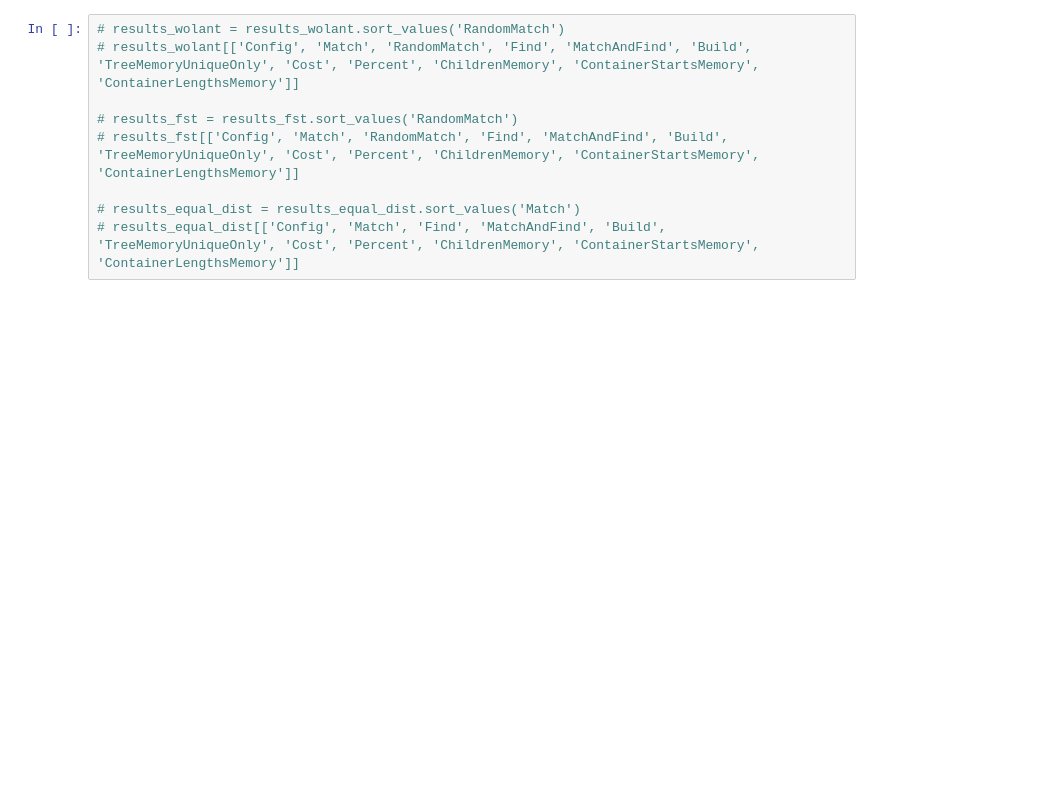
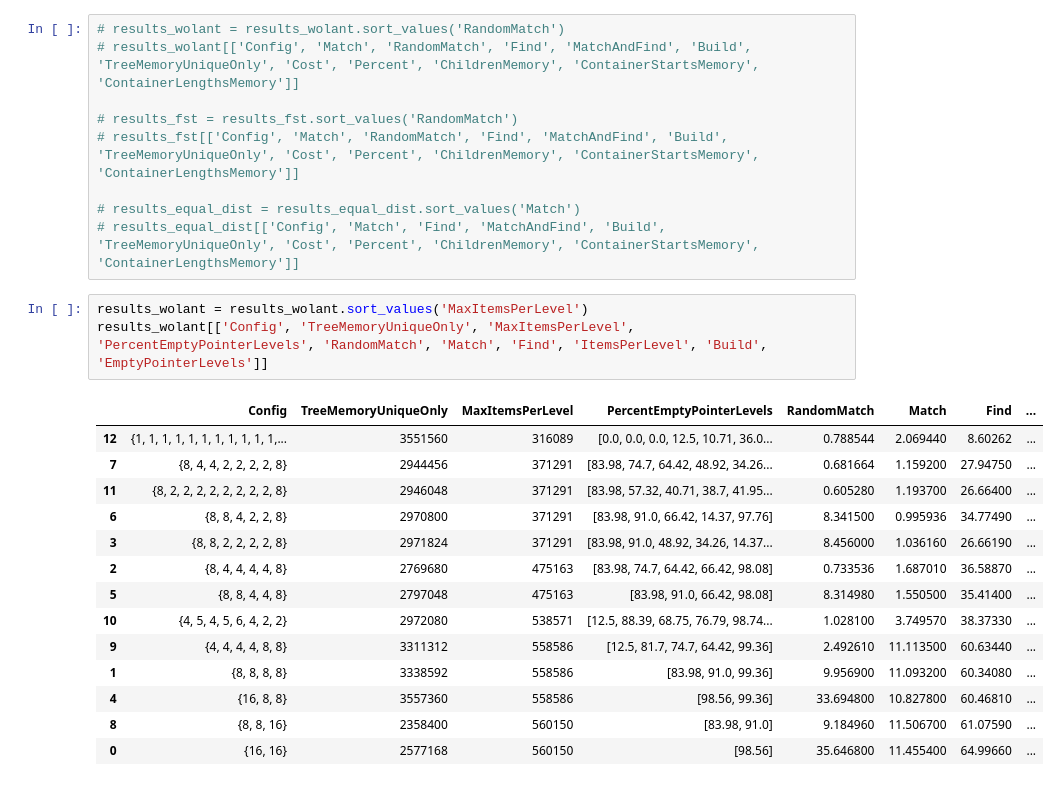
Before and after one commit to matrackif/TrieStrides, a Jupyter notebook: flavors_data_analysis.ipynb, the cells around one changed output. Saved outputs shown, nothing was run; the diff lists cells and outputs as text; blank space fills up the shorter version.

```diff
--- a/flavors_data_analysis.ipynb
+++ b/flavors_data_analysis.ipynb
@@ -85,3 +85,21 @@ results_equal_dist = append_stats_to_df(results_equal_dist)
 
 # results_equal_dist = results_equal_dist.sort_values('Match')
 # results_equal_dist[['Config', 'Match', 'Find', 'MatchAndFind', 'Build', 'TreeMemoryUniqueOnly', 'Cost', 'Percent', 'ChildrenMemory', 'ContainerStartsMemory', 'ContainerLengthsMemory']]
+# %%
+results_wolant = results_wolant.sort_values('MaxItemsPerLevel')
+results_wolant[['Config', 'TreeMemoryUniqueOnly', 'MaxItemsPerLevel', 'PercentEmptyPointerLevels', 'RandomMatch', 'Match', 'Find', 'ItemsPerLevel', 'Build', 'EmptyPointerLevels']]
+# %% [output]
+|  | Config | TreeMemoryUniqueOnly | MaxItemsPerLevel | PercentEmptyPointerLevels | RandomMatch | Match | Find | ... |
+| 12 | {1, 1, 1, 1, 1, 1, 1, 1, 1, 1, 1,... | 3551560 | 316089 | [0.0, 0.0, 0.0, 12.5, 10.71, 36.0... | 0.788544 | 2.069440 | 8.60262 | ... |
+| 7 | {8, 4, 4, 2, 2, 2, 2, 8} | 2944456 | 371291 | [83.98, 74.7, 64.42, 48.92, 34.26... | 0.681664 | 1.159200 | 27.94750 | ... |
+| 11 | {8, 2, 2, 2, 2, 2, 2, 2, 2, 8} | 2946048 | 371291 | [83.98, 57.32, 40.71, 38.7, 41.95... | 0.605280 | 1.193700 | 26.66400 | ... |
+| 6 | {8, 8, 4, 2, 2, 8} | 2970800 | 371291 | [83.98, 91.0, 66.42, 14.37, 97.76] | 8.341500 | 0.995936 | 34.77490 | ... |
+| 3 | {8, 8, 2, 2, 2, 2, 8} | 2971824 | 371291 | [83.98, 91.0, 48.92, 34.26, 14.37... | 8.456000 | 1.036160 | 26.66190 | ... |
+| 2 | {8, 4, 4, 4, 4, 8} | 2769680 | 475163 | [83.98, 74.7, 64.42, 66.42, 98.08] | 0.733536 | 1.687010 | 36.58870 | ... |
+| 5 | {8, 8, 4, 4, 8} | 2797048 | 475163 | [83.98, 91.0, 66.42, 98.08] | 8.314980 | 1.550500 | 35.41400 | ... |
+| 10 | {4, 5, 4, 5, 6, 4, 2, 2} | 2972080 | 538571 | [12.5, 88.39, 68.75, 76.79, 98.74... | 1.028100 | 3.749570 | 38.37330 | ... |
+| 9 | {4, 4, 4, 4, 8, 8} | 3311312 | 558586 | [12.5, 81.7, 74.7, 64.42, 99.36] | 2.492610 | 11.113500 | 60.63440 | ... |
+| 1 | {8, 8, 8, 8} | 3338592 | 558586 | [83.98, 91.0, 99.36] | 9.956900 | 11.093200 | 60.34080 | ... |
+| 4 | {16, 8, 8} | 3557360 | 558586 | [98.56, 99.36] | 33.694800 | 10.827800 | 60.46810 | ... |
+| 8 | {8, 8, 16} | 2358400 | 560150 | [83.98, 91.0] | 9.184960 | 11.506700 | 61.07590 | ... |
+| 0 | {16, 16} | 2577168 | 560150 | [98.56] | 35.646800 | 11.455400 | 64.99660 | ... |
```
Also changed, not shown: parts of 6 cells of this notebook, 4 other files.
